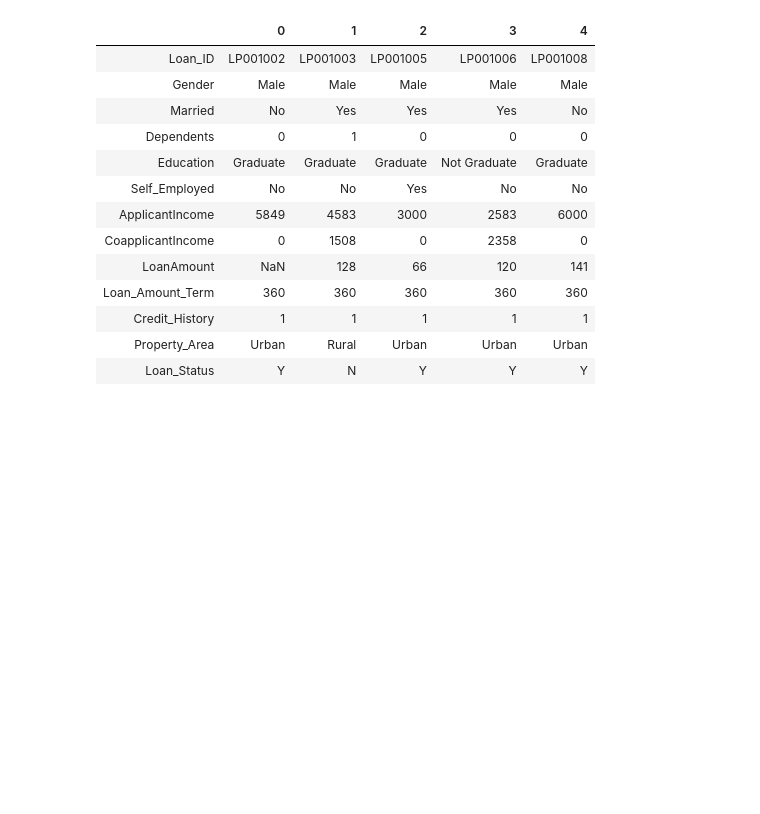
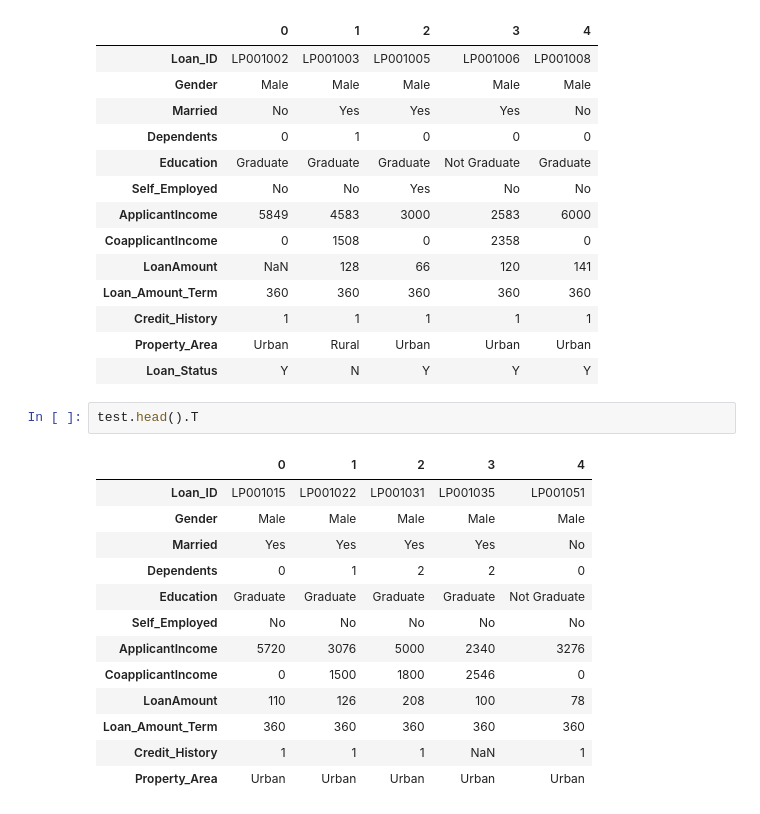
Before and after one commit to EmekaMomodu/LoanDefaultWebAPI, a Jupyter notebook: Model.ipynb, the cells around one changed output. Cells and saved outputs as stored; diff of their text form; blank space fills up the shorter version.

```diff
--- a/Model.ipynb
+++ b/Model.ipynb
@@ -26,3 +104,19 @@ train.head().T
 | Credit_History | 1 | 1 | 1 | 1 | 1 |
 | Property_Area | Urban | Rural | Urban | Urban | Urban |
 | Loan_Status | Y | N | Y | Y | Y |
+# %%
+test.head().T
+# %% [output]
+|  | 0 | 1 | 2 | 3 | 4 |
+| Loan_ID | LP001015 | LP001022 | LP001031 | LP001035 | LP001051 |
+| Gender | Male | Male | Male | Male | Male |
+| Married | Yes | Yes | Yes | Yes | No |
+| Dependents | 0 | 1 | 2 | 2 | 0 |
+| Education | Graduate | Graduate | Graduate | Graduate | Not Graduate |
+| Self_Employed | No | No | No | No | No |
+| ApplicantIncome | 5720 | 3076 | 5000 | 2340 | 3276 |
+| CoapplicantIncome | 0 | 1500 | 1800 | 2546 | 0 |
+| LoanAmount | 110 | 126 | 208 | 100 | 78 |
+| Loan_Amount_Term | 360 | 360 | 360 | 360 | 360 |
+| Credit_History | 1 | 1 | 1 | NaN | 1 |
+| Property_Area | Urban | Urban | Urban | Urban | Urban |
```
Also changed, not shown: parts of 41 cells of this notebook, 12 other files.
